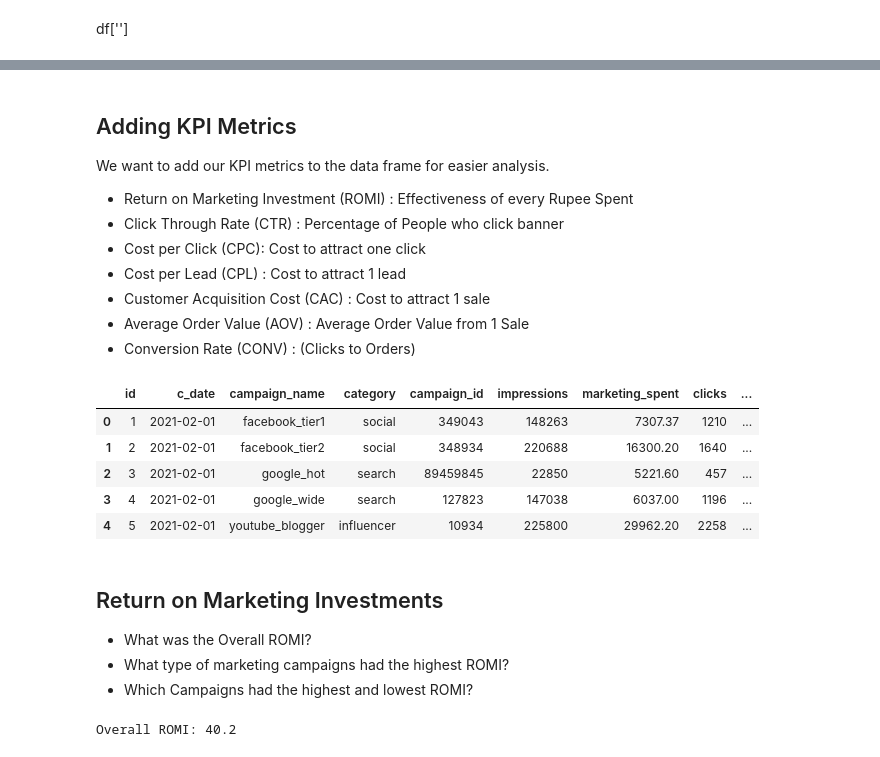
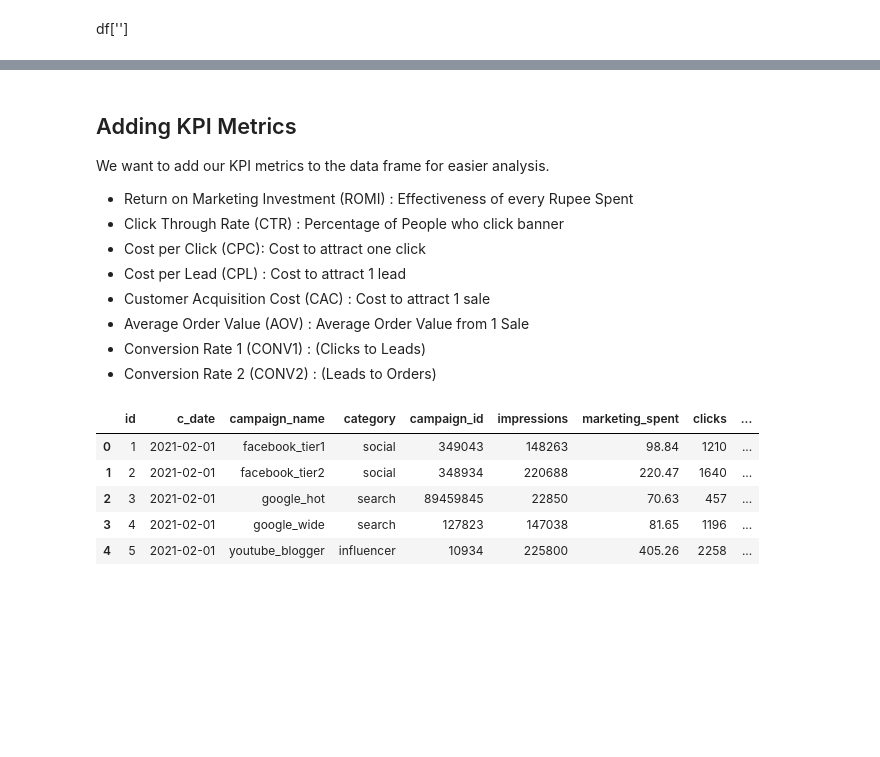
Before and after one commit to mpickles/digital_marketing_dataset_analysis, a Jupyter notebook: digital_marketing_analysis.ipynb, the cells around one changed output, grey strips where cells are left out. Saved outputs shown, nothing was run; the diff lists cells and outputs as text; code cells hidden in the pictures; blank space fills up the shorter version.

```diff
--- a/digital_marketing_analysis.ipynb
+++ b/digital_marketing_analysis.ipynb
@@ -74,7 +78,7 @@ Let's take a look at the data and see if we need to perform some cleaning. One t
 # %%
 # function to convert INR to USD
 def convert(amount):
-    rupee =  0.0135 # Average Conversion Rate in 2021 INR to USD
+    rupee =  73.9339 # Average Conversion Rate in 2021 INR to USD
     dollar = round(amount/rupee, 2)
     return dollar
 # %%
@@ -206,6 +210,6 @@ Name: orders, Length: 308, dtype: int64
 df['']
 # %%
 # Convert mark_spent to USD
-df['mark_spent'].apply(convert)
+df['mark_spent'] = df['mark_spent'].apply(convert)
 df['mark_spent']
 # %% [output]
@@ -223,6 +227,6 @@ df['mark_spent']
 Name: mark_spent, Length: 308, dtype: float64
 # %%
 # Convert revenue to USD
-df['revenue'].apply(convert)
+df['revenue'] = df['revenue'].apply(convert)
 df['revenue']
 # %% [output]
@@ -257,25 +277,22 @@ We want to add our KPI metrics to the data frame for easier analysis.
 - Cost per Lead (CPL) : Cost to attract 1 lead
 - Customer Acquisition Cost (CAC) : Cost to attract 1 sale
 - Average Order Value (AOV) : Average Order Value from 1 Sale
-- Conversion Rate (CONV) : (Clicks to Orders)
+- Conversion Rate 1 (CONV1) : (Clicks to Leads)
+- Conversion Rate 2 (CONV2) : (Leads to Orders)
 # %%
-df['ROMI'] = round((df['revenue'] - df['marketing_spent']) / df['marketing_spent'], 3)
-df['CTR'] = round((df['clicks'] / df['impressions']) * 100, 3)
-df['CPC'] = round(df['marketing_spent'] / df['clicks'],2)
+df['ROMI'] = round((df['revenue'] - df['marketing_spent']) / df['marketing_spent']*100,2)
+df['CTR'] = round((df['clicks'] / df['impressions']) * 100, 2)
+df['CPC'] = round(df['marketing_spent'] / df['clicks'], 2)
 df['CPL'] = round(df['marketing_spent']/df['leads'], 2)
 df['CAC'] = round(df['marketing_spent'] / df['orders'], 2)
 df['AOV'] = round(df['revenue'] / df['orders'], 2)
-df['CONV'] = round(df['orders']/df['clicks'], 3)
+df['CONV1'] = round(df['leads']/df['clicks'], 3)
+df['CONV2'] = round(df['orders']/df['leads'], 3)
 df.head()
 # %% [output]
 |  | id | c_date | campaign_name | category | campaign_id | impressions | marketing_spent | clicks | ... |
-| 0 | 1 | 2021-02-01 | facebook_tier1 | social | 349043 | 148263 | 7307.37 | 1210 | ... |
-| 1 | 2 | 2021-02-01 | facebook_tier2 | social | 348934 | 220688 | 16300.20 | 1640 | ... |
-| 2 | 3 | 2021-02-01 | google_hot | search | 89459845 | 22850 | 5221.60 | 457 | ... |
-| 3 | 4 | 2021-02-01 | google_wide | search | 127823 | 147038 | 6037.00 | 1196 | ... |
-| 4 | 5 | 2021-02-01 | youtube_blogger | influencer | 10934 | 225800 | 29962.20 | 2258 | ... |
+| 0 | 1 | 2021-02-01 | facebook_tier1 | social | 349043 | 148263 | 98.84 | 1210 | ... |
+| 1 | 2 | 2021-02-01 | facebook_tier2 | social | 348934 | 220688 | 220.47 | 1640 | ... |
+| 2 | 3 | 2021-02-01 | google_hot | search | 89459845 | 22850 | 70.63 | 457 | ... |
+| 3 | 4 | 2021-02-01 | google_wide | search | 127823 | 147038 | 81.65 | 1196 | ... |
+| 4 | 5 | 2021-02-01 | youtube_blogger | influencer | 10934 | 225800 | 405.26 | 2258 | ... |
-# %% [markdown]
-## Return on Marketing Investments
-- What was the Overall ROMI?
-- What type of marketing campaigns had the highest ROMI?
-- Which Campaigns had the highest and lowest ROMI?
@@ -323,4 +298,0 @@ for c in df['campaign_name'].unique():
-# %%
-print('Overall ROMI: ' + str(ovr_romi))
-# %% [output]
-Overall ROMI: 40.2
```
Also changed, not shown: parts of 13 cells of this notebook, 2 other files.
